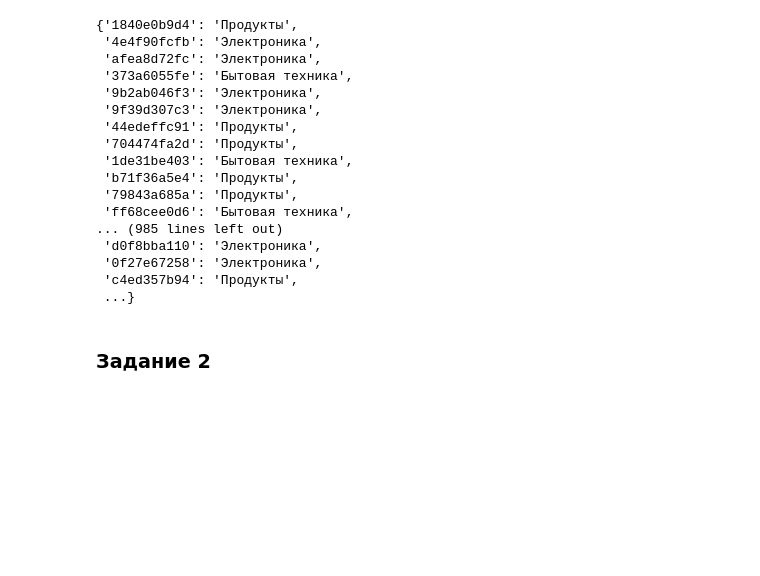
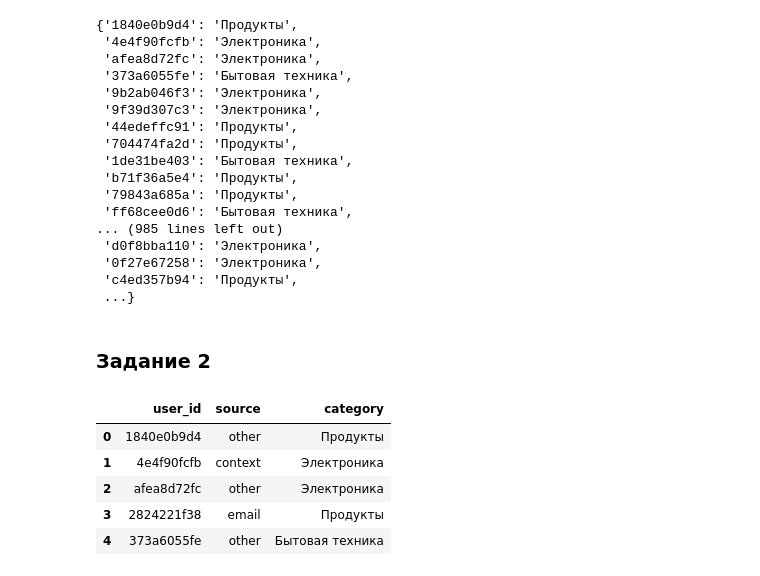
Before and after one commit to LOGAET/Python4DataEngineering, a Jupyter notebook: homework/homework-1/Main.ipynb, the cells around one changed output. Saved outputs shown, nothing was run; the diff lists cells and outputs as text; code cells hidden in the pictures; blank space fills up the shorter version.

```diff
--- a/homework/homework-1/Main.ipynb
+++ b/homework/homework-1/Main.ipynb
@@ -48,3 +48,12 @@ for chunk in pd.read_csv('./visit_log.csv', chunksize=10000):
 
     filtered.to_csv('funnel.csv', mode='a', index=False, header=not header_written)
     header_written = True
+# %%
+pd.read_csv('funnel.csv').head()
+# %% [output]
+|  | user_id | source | category |
+| 0 | 1840e0b9d4 | other | Продукты |
+| 1 | 4e4f90fcfb | context | Электроника |
+| 2 | afea8d72fc | other | Электроника |
+| 3 | 2824221f38 | email | Продукты |
+| 4 | 373a6055fe | other | Бытовая техника |
```
Also changed, not shown: 1 other file.
